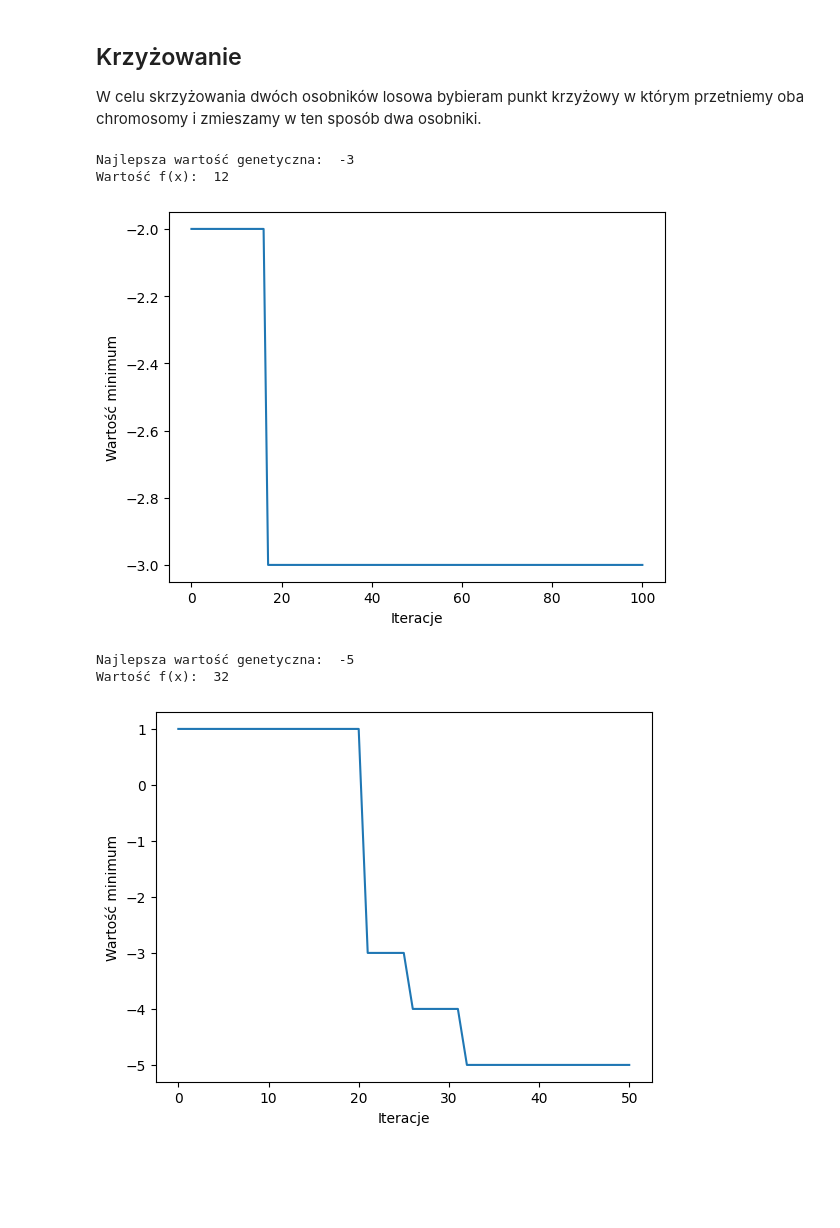
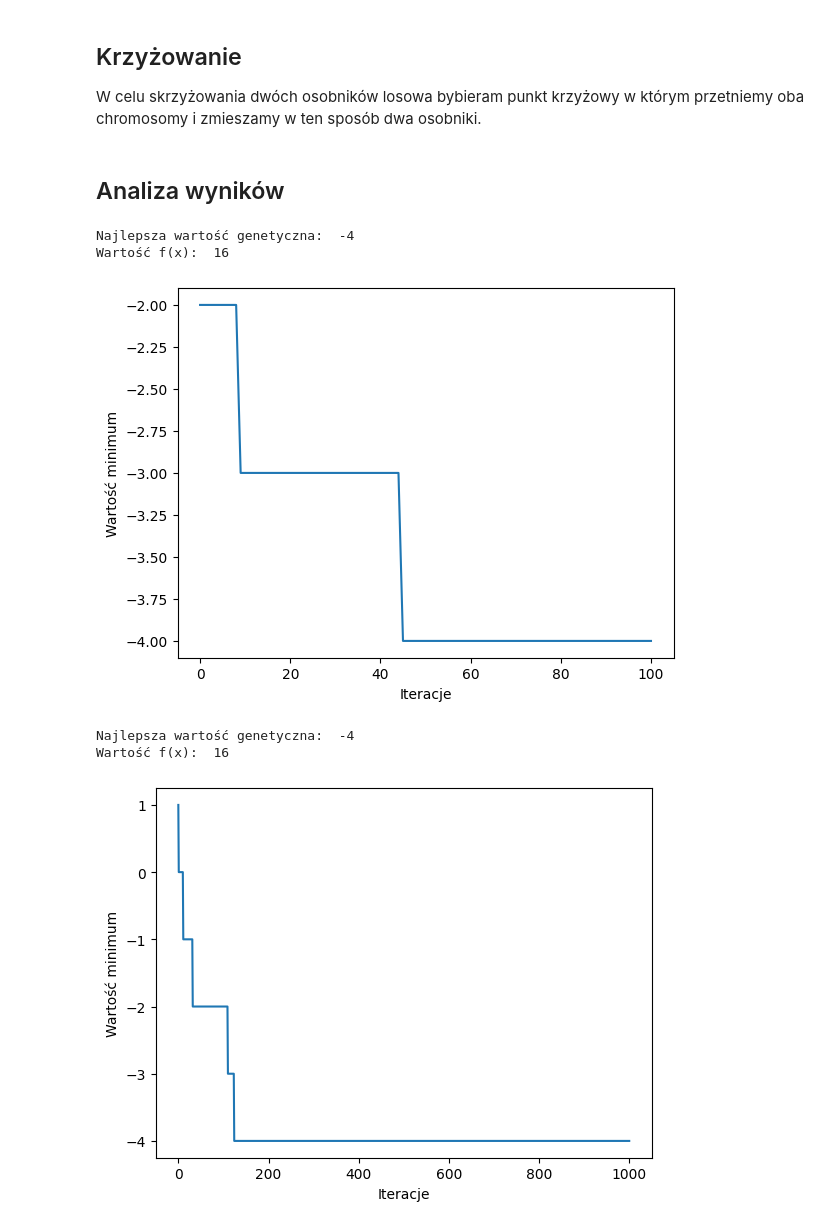
Before and after one commit to stethbo/PWr, a Jupyter notebook: AI/genetic_algorithm.ipynb, the cells around one changed output. Saved outputs shown, nothing was run; the diff lists cells and outputs as text; code cells hidden in the pictures; blank space fills up the shorter version.

```diff
--- a/AI/genetic_algorithm.ipynb
+++ b/AI/genetic_algorithm.ipynb
@@ -5,6 +7,6 @@ import random
 # %%
 def function(x):
-    return (x - 3)* (x + 1)
+    return x ** 2
 # %%
 X = np.linspace(-8, 8, 100)
 y = function(X)
@@ -19,7 +21,9 @@ plt.show()
 Kodowanie binarne przypisjue każdej jednostce ciąg bitów reprezentujący liczbę z przedziału $<-8; 8>$.
 # %%
 def encode(x):
-    return format(int((x+8)*1000), 'b')
+    binary = format(int((x+8)*1000), 'b')
+    binary = binary.zfill(12)
+    return binary
 
 
 def decode(binary):
@@ -29,10 +33,7 @@ def decode(binary):
 Mutacja polega na zmianie losowaego bitu u danej jednostki.
 # %%
 def mutate(binary):
-    try:
-        mutation_point = np.random.randint(0, len(binary)-1)
-    except:
-        mutation_point  = len(binary) // 2
+    mutation_point = np.random.randint(0, len(binary)-1)
     if binary[mutation_point] == '0':
         binary = binary[:mutation_point] + '1' + binary[mutation_point+1:]
     else:
@@ -63,6 +64,8 @@ def gen_alg(num_iterations, population_size, crossover_rate, mutation_rate):
             # selekcja
             random.shuffle(population)
             parent1, parent2 = population[0], population[1]
+            if len(parent2) < 8 or len(parent1) < 8:
+                print(population)
             # krzyżowanie
             if random.random() <= crossover_rate:
                 child1, child2 = crossover(parent1, parent2)
@@ -93,21 +96,23 @@ def gen_alg(num_iterations, population_size, crossover_rate, mutation_rate):
     plt.xlabel('Iteracje')
     plt.ylabel('Wartość minimum')
     plt.show()
+# %% [markdown]
+## Analiza wyników
 # %%
 gen_alg(num_iterations=100,
         population_size=4,
         crossover_rate=0.01,
         mutation_rate=0.08)
 # %% [output]
-Najlepsza wartość genetyczna:  -3
-Wartość f(x):  12
+Najlepsza wartość genetyczna:  -4
+Wartość f(x):  16
-[figure, old version]
+[figure, new version]
 # %%
-gen_alg(num_iterations=50,
+gen_alg(num_iterations=1000,
         population_size=4,
-        crossover_rate=0.1,
-        mutation_rate=0.8)
+        crossover_rate=0.01,
+        mutation_rate=0.08)
 # %% [output]
-Najlepsza wartość genetyczna:  -5
-Wartość f(x):  32
+Najlepsza wartość genetyczna:  -4
+Wartość f(x):  16
-[figure, old version]
+[figure, new version]
```
Also changed, not shown: parts of 2 cells of this notebook.
